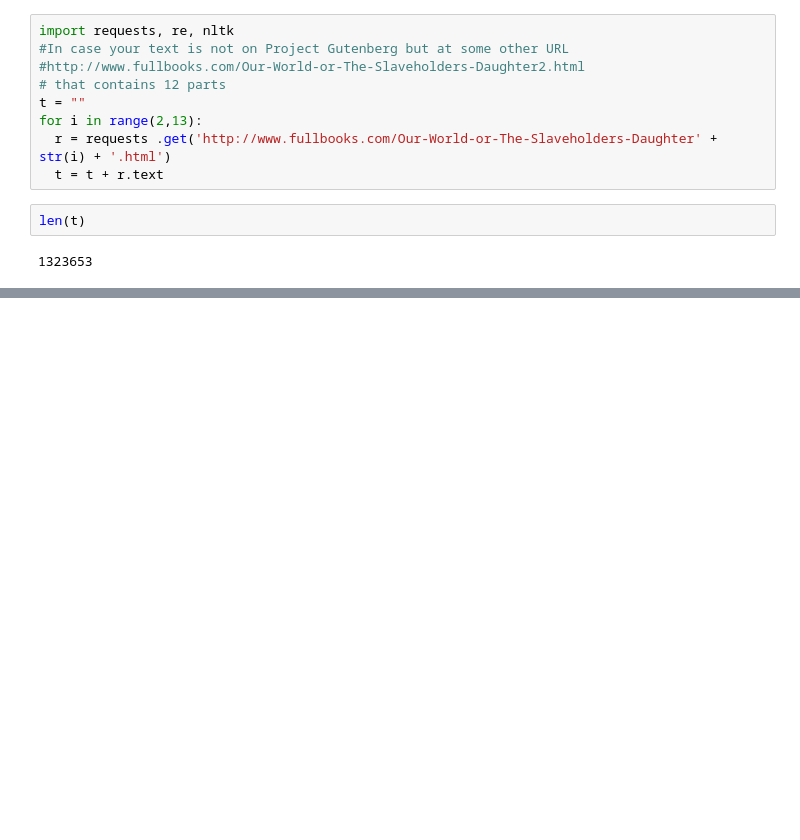
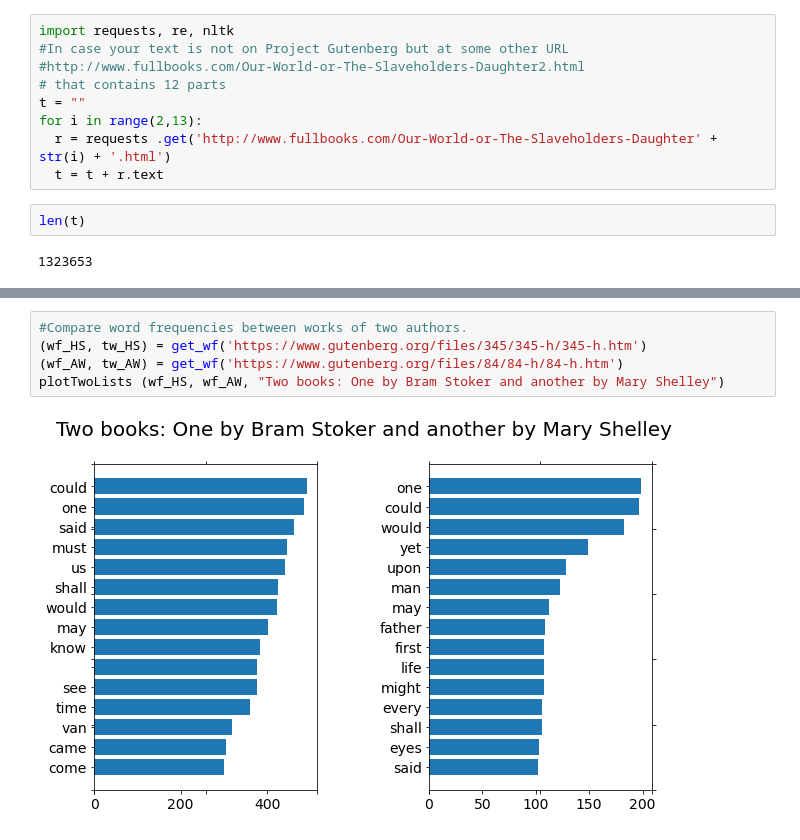
Before and after one commit to fdac22/MiniProject1, a Jupyter notebook: cwang93.ipynb, the cells around one changed output, grey strips where cells are left out. Cells and saved outputs as stored; diff of their text form; blank space fills up the shorter version.

Commit message:
Comparing word frequencies between works of two authors

```diff
--- a/cwang93.ipynb
+++ b/cwang93.ipynb
@@ -259,0 +260,7 @@ plotTwoLists (wf_HS, wf_AW, "Two books by Zsigmond Kemény")
+# %%
+#Compare word frequencies between works of two authors.
+(wf_HS, tw_HS) = get_wf('https://www.gutenberg.org/files/345/345-h/345-h.htm')
+(wf_AW, tw_AW) = get_wf('https://www.gutenberg.org/files/84/84-h/84-h.htm')
+plotTwoLists (wf_HS, wf_AW, "Two books: One by Bram Stoker and another by Mary Shelley")
+# %% [output]
+[figure, added]
```
Also changed, not shown: parts of 1 cell of this notebook.
